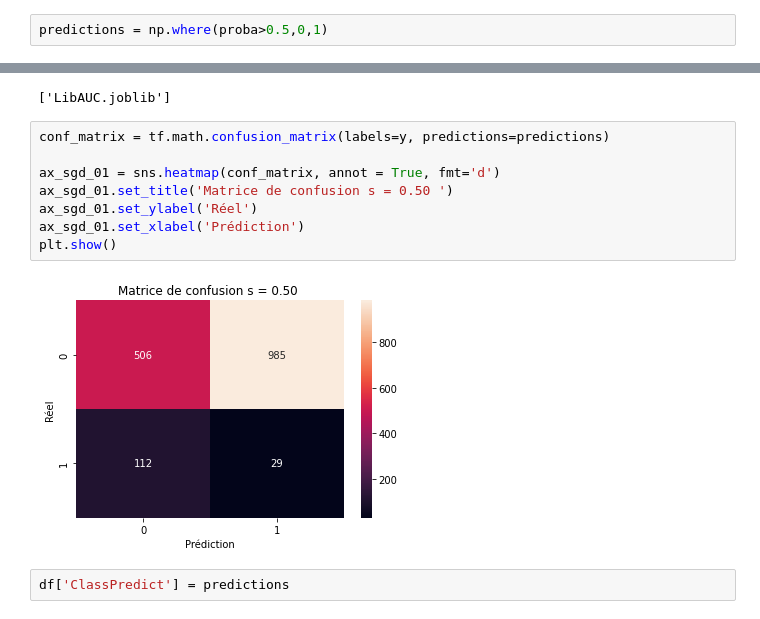
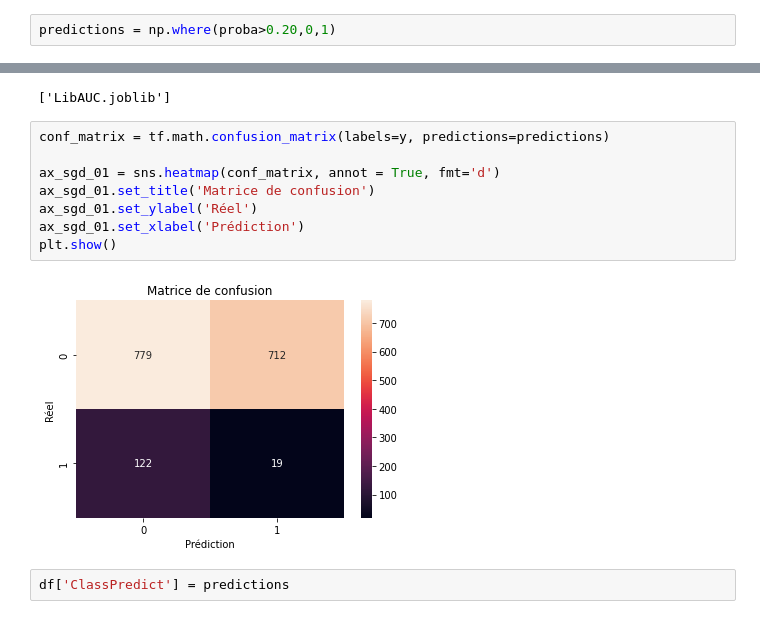
Before and after one commit to AurelienCD/Formation_OCR_Ing_Machine_Learning, a Jupyter notebook: LibAUC_with_MLP_on_Quality_control_patient_Radiotherapy_Dataset.ipynb, the cells around one changed output, grey strips where cells are left out. Drawn from its saved outputs; the diff is of its cells as text.

```diff
--- a/LibAUC_with_MLP_on_Quality_control_patient_Radiotherapy_Dataset.ipynb
+++ b/LibAUC_with_MLP_on_Quality_control_patient_Radiotherapy_Dataset.ipynb
@@ -392,5 +392,5 @@ array([[0.27642795],
 # %%
-predictions = np.where(proba>0.5,0,1)
+predictions = np.where(proba>0.20,0,1)
 # %%
 predictions
 # %% [output]
@@ -440,13 +440,13 @@ dump(model, "LibAUC.joblib")
 # %%
 conf_matrix = tf.math.confusion_matrix(labels=y, predictions=predictions)
 
 ax_sgd_01 = sns.heatmap(conf_matrix, annot = True, fmt='d')
-ax_sgd_01.set_title('Matrice de confusion s = 0.50 ')
+ax_sgd_01.set_title('Matrice de confusion')
 ax_sgd_01.set_ylabel('Réel')
 ax_sgd_01.set_xlabel('Prédiction')
 plt.show()
 # %% [output]
-[figure, old version]
+[figure, new version]
 # %%
 df['ClassPredict'] = predictions
 # %%
```
Also changed, not shown: parts of 7 cells of this notebook.
